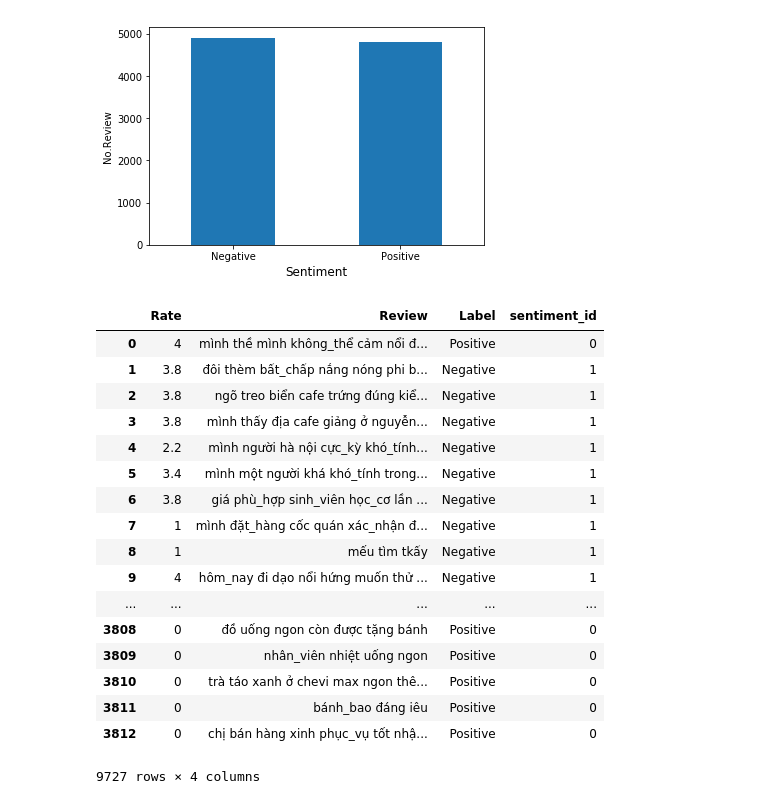
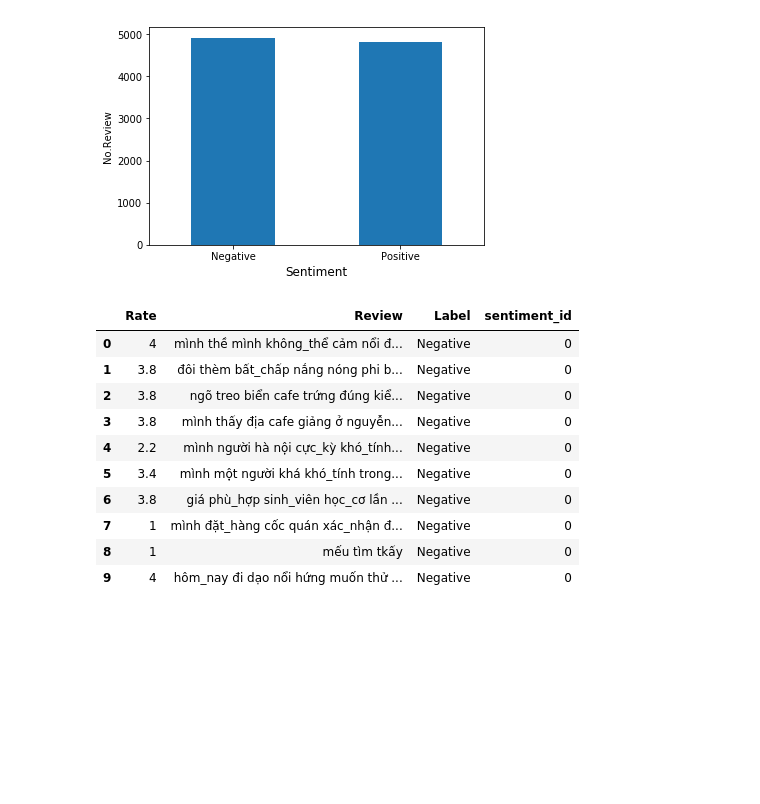
Before and after one commit to legiaquy/Foody, a Jupyter notebook: foody.ipynb, the cells around one changed output. Cells and saved outputs as stored; diff of their text form; code cells hidden in the pictures; blank space fills up the shorter version.

```diff
--- a/foody.ipynb
+++ b/foody.ipynb
@@ -42,10 +42,10 @@ neutral
 # %%
 def label(df):
     for i in range(np.shape(df)[0]):
-        if df.iloc[i,2] is -1 or df.iloc[i,2] is 0:
+        if df.iloc[i,2] is 1:
+            df.iloc[i,2] = 'Positive'
+        else :
             df.iloc[i,2] = 'Negative'
-        else :
-            df.iloc[i,2] = 'Positive'
     return df
 
 negative = label(negative)
@@ -54,5 +54,6 @@ neutral = label(neutral)
 rate0 = label(rate0)
 df = pd.concat([negative,positive,neutral,rate0])
 df.reset_index(drop=True)
-print(df)
+
+df.head(10)
 # %% [output]
@@ -205,23 +200,16 @@ df.loc[:, column_name] = df[column_name].apply(lambda x: mapping(x))  # Map acro
 df.loc[:, column_name] = df[column_name].apply(lambda x: word_tokenize(x,format="text"))
 df['sentiment_id'] = df['Label'].factorize()[0]
 # %%
-df
+df.head(10)
 # %% [output]
 |  | Rate | Review | Label | sentiment_id |
-| 0 | 4 | mình thề mình không_thể cảm nổi đ... | Positive | 0 |
-| 1 | 3.8 | đôi thèm bất_chấp nắng nóng phi b... | Negative | 1 |
-| 2 | 3.8 | ngõ treo biển cafe trứng đúng kiể... | Negative | 1 |
-| 3 | 3.8 | mình thấy địa cafe giảng ở nguyễn... | Negative | 1 |
-| 4 | 2.2 | mình người hà nội cực_kỳ khó_tính... | Negative | 1 |
-| 5 | 3.4 | mình một người khá khó_tính trong... | Negative | 1 |
-| 6 | 3.8 | giá phù_hợp sinh_viên học_cơ lần ... | Negative | 1 |
-| 7 | 1 | mình đặt_hàng cốc quán xác_nhận đ... | Negative | 1 |
-| 8 | 1 | mếu tìm tkấy | Negative | 1 |
-| 9 | 4 | hôm_nay đi dạo nổi hứng muốn thử ... | Negative | 1 |
-| ... | ... | ... | ... | ... |
-| 3808 | 0 | đồ uống ngon còn được tặng bánh | Positive | 0 |
-| 3809 | 0 | nhân_viên nhiệt uống ngon | Positive | 0 |
-| 3810 | 0 | trà táo xanh ở chevi max ngon thê... | Positive | 0 |
-| 3811 | 0 | bánh_bao đáng iêu | Positive | 0 |
-| 3812 | 0 | chị bán hàng xinh phục_vụ tốt nhậ... | Positive | 0 |
+| 0 | 4 | mình thề mình không_thể cảm nổi đ... | Negative | 0 |
+| 1 | 3.8 | đôi thèm bất_chấp nắng nóng phi b... | Negative | 0 |
+| 2 | 3.8 | ngõ treo biển cafe trứng đúng kiể... | Negative | 0 |
+| 3 | 3.8 | mình thấy địa cafe giảng ở nguyễn... | Negative | 0 |
+| 4 | 2.2 | mình người hà nội cực_kỳ khó_tính... | Negative | 0 |
+| 5 | 3.4 | mình một người khá khó_tính trong... | Negative | 0 |
+| 6 | 3.8 | giá phù_hợp sinh_viên học_cơ lần ... | Negative | 0 |
+| 7 | 1 | mình đặt_hàng cốc quán xác_nhận đ... | Negative | 0 |
+| 8 | 1 | mếu tìm tkấy | Negative | 0 |
+| 9 | 4 | hôm_nay đi dạo nổi hứng muốn thử ... | Negative | 0 |
-9727 rows × 4 columns
```
Also changed, not shown: parts of 4 cells of this notebook.
